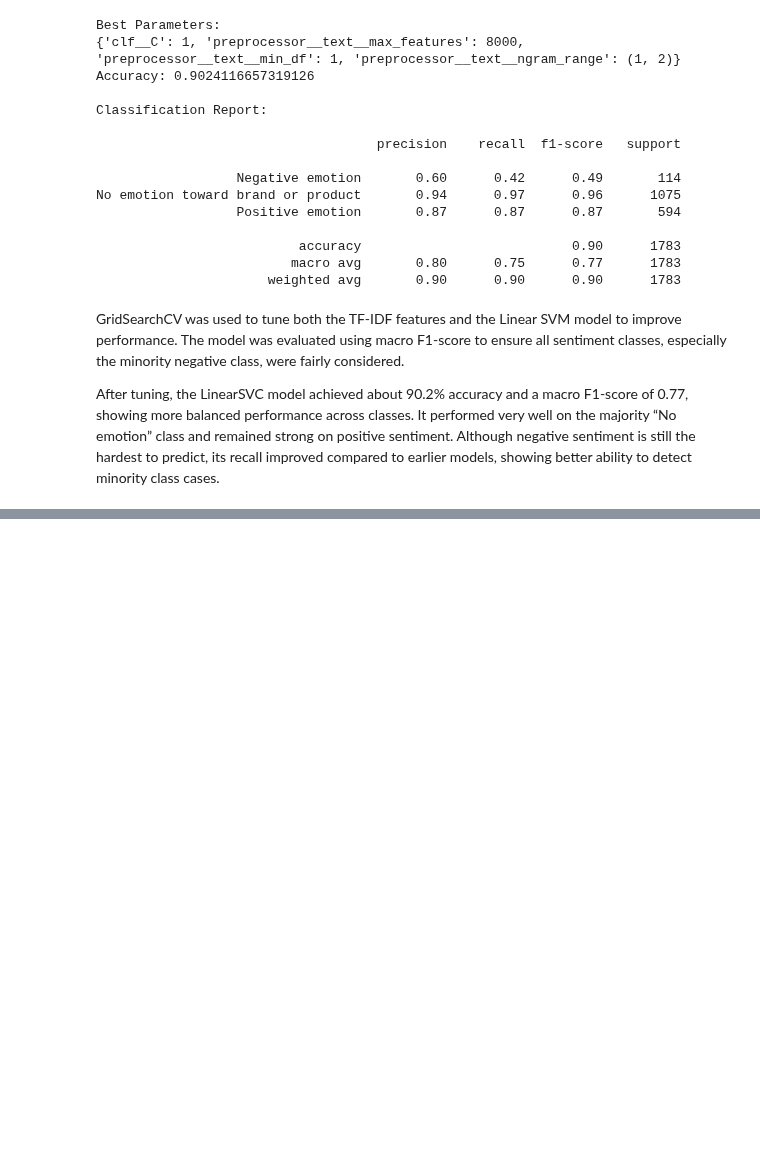
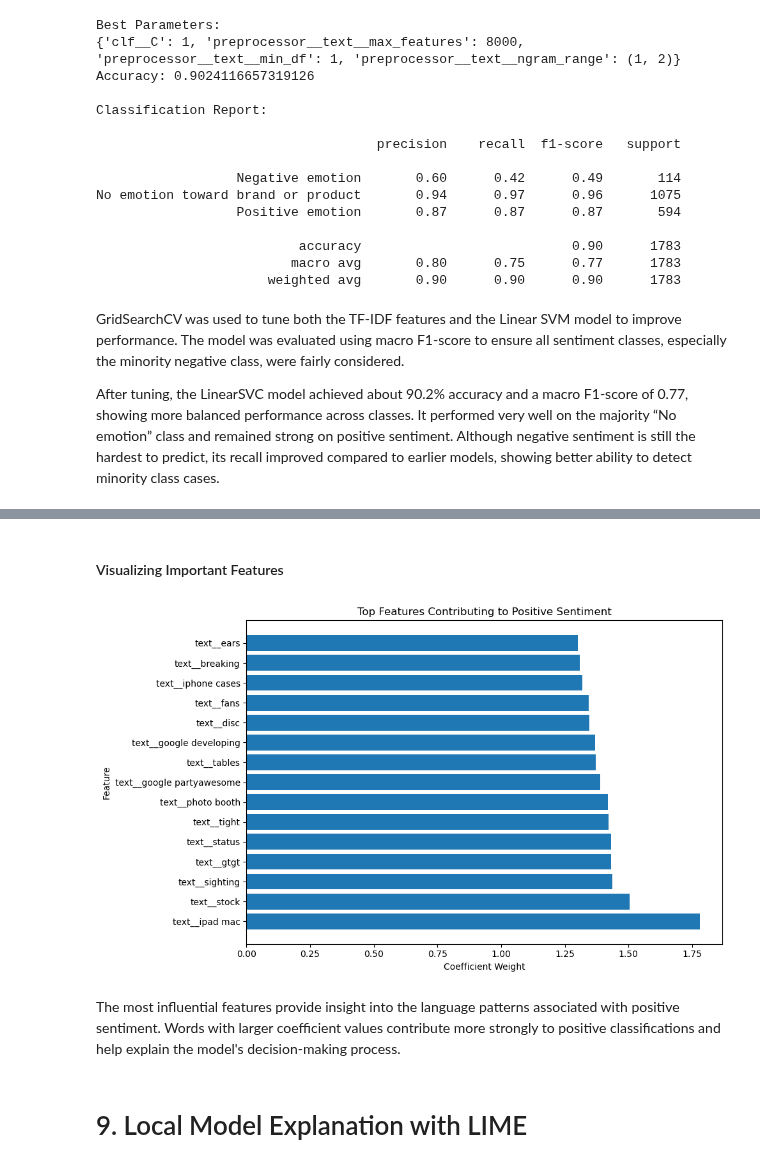
Before and after one commit to CharityNduati/Twitter-Product-Sentiment-Analysis, a Jupyter notebook: Twitter_Sentiment_Analysis.ipynb, the cells around one changed output, grey strips where cells are left out. Drawn from its saved outputs; the diff is of its cells as text; code cells hidden in the pictures; blank space fills up the shorter version.

```diff
--- a/Twitter_Sentiment_Analysis.ipynb
+++ b/Twitter_Sentiment_Analysis.ipynb
@@ -900,0 +1012,41 @@ After tuning, the LinearSVC model achieved about 90.2% accuracy and a macro F1-s
+# %% [markdown]
+#### Visualizing Important Features
+# %%
+# Visualize the most influential features
+# for the positive sentiment class
+
+positive_class = 2
+
+coef_df = pd.DataFrame({
+    'feature': feature_names,
+    'importance': coefs[positive_class]
+})
+
+top_features = (
+    coef_df
+    .sort_values('importance', ascending=False)
+    .head(15)
+)
+
+plt.figure(figsize=(10,6))
+
+plt.barh(
+    top_features['feature'],
+    top_features['importance']
+)
+
+plt.title(
+    'Top Features Contributing to Positive Sentiment'
+)
+
+plt.xlabel('Coefficient Weight')
+plt.ylabel('Feature')
+
+plt.tight_layout()
+plt.show()
+# %% [output]
+[figure, added]
+# %% [markdown]
+The most influential features provide insight into the language patterns associated with positive sentiment. Words with larger coefficient values contribute more strongly to positive classifications and help explain the model's decision-making process.
+# %% [markdown]
+# 9. Local Model Explanation with LIME
```
Also changed, not shown: parts of 22 cells of this notebook, 1 other file.
